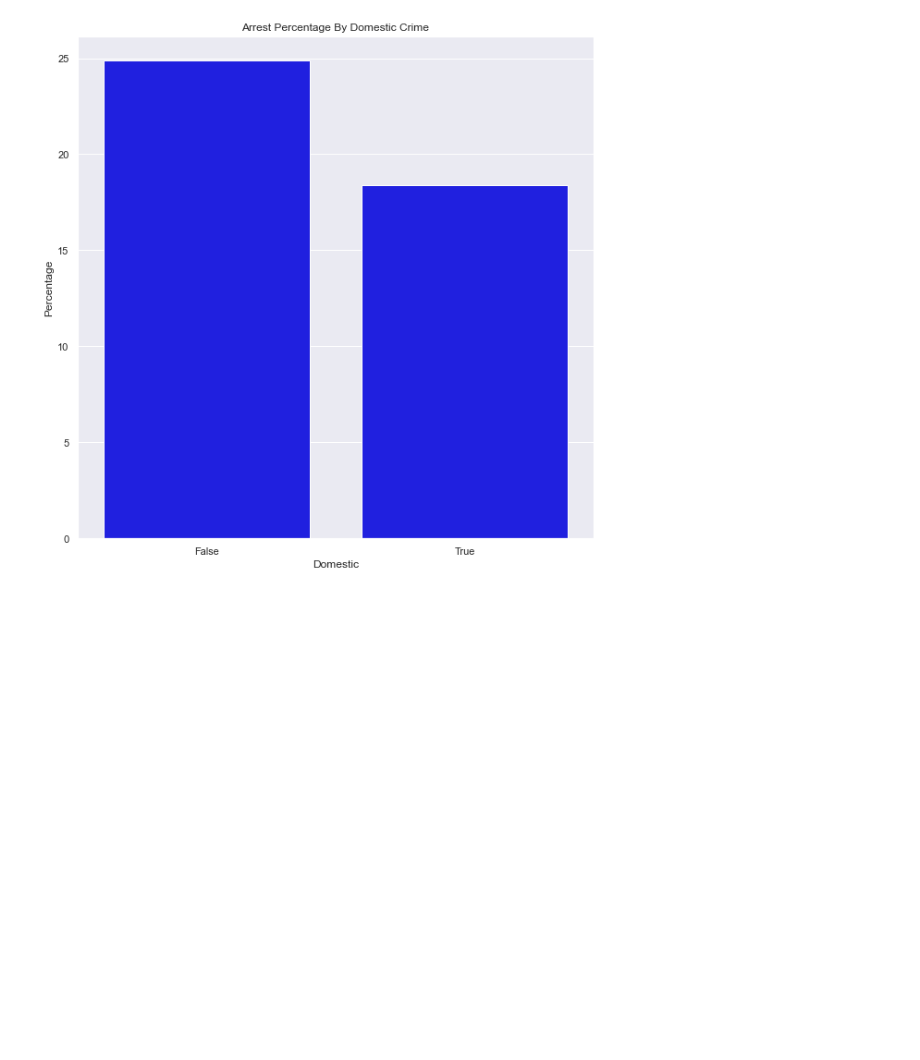
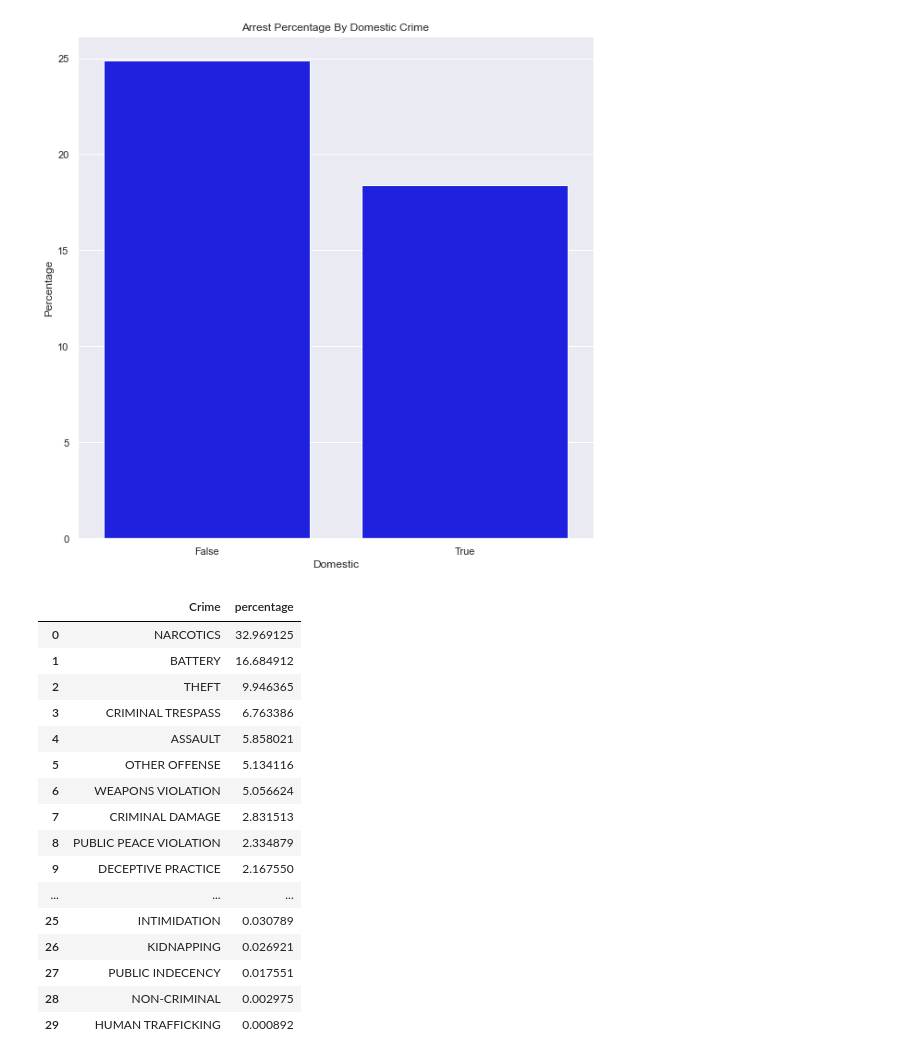
Before and after one commit to AustinYunker/Chicago-Crime-Analysis, a Jupyter notebook: Data Cleaning and Exploration.ipynb, the cells around one changed output. Saved outputs shown, nothing was run; the diff lists cells and outputs as text; code cells hidden in the pictures; blank space fills up the shorter version.

```diff
--- a/Data Cleaning and Exploration.ipynb
+++ b/Data Cleaning and Exploration.ipynb
@@ -1261,0 +1267,25 @@ Text(0.5, 0, 'Domestic')
+# %%
+var_lst = ["primary_type", "location_description", "Month", "Hour", "domestic", "community_name", "district_name"]
+
+mask = chicago_train["arrest"] == True
+arrests_only = chicago_train.loc[mask, "primary_type"].value_counts() / chicago_train[mask].shape[0] * 100
+arrests_only = pd.DataFrame(arrests_only).reset_index().rename(columns ={"index": "Crime", "primary_type" : "percentage"})
+arrests_only
+# %% [output]
+|  | Crime | percentage |
+| 0 | NARCOTICS | 32.969125 |
+| 1 | BATTERY | 16.684912 |
+| 2 | THEFT | 9.946365 |
+| 3 | CRIMINAL TRESPASS | 6.763386 |
+| 4 | ASSAULT | 5.858021 |
+| 5 | OTHER OFFENSE | 5.134116 |
+| 6 | WEAPONS VIOLATION | 5.056624 |
+| 7 | CRIMINAL DAMAGE | 2.831513 |
+| 8 | PUBLIC PEACE VIOLATION | 2.334879 |
+| 9 | DECEPTIVE PRACTICE | 2.167550 |
+| ... | ... | ... |
+| 25 | INTIMIDATION | 0.030789 |
+| 26 | KIDNAPPING | 0.026921 |
+| 27 | PUBLIC INDECENCY | 0.017551 |
+| 28 | NON-CRIMINAL | 0.002975 |
+| 29 | HUMAN TRAFFICKING | 0.000892 |
```
Also changed, not shown: parts of 2 cells of this notebook, 1 other file.
